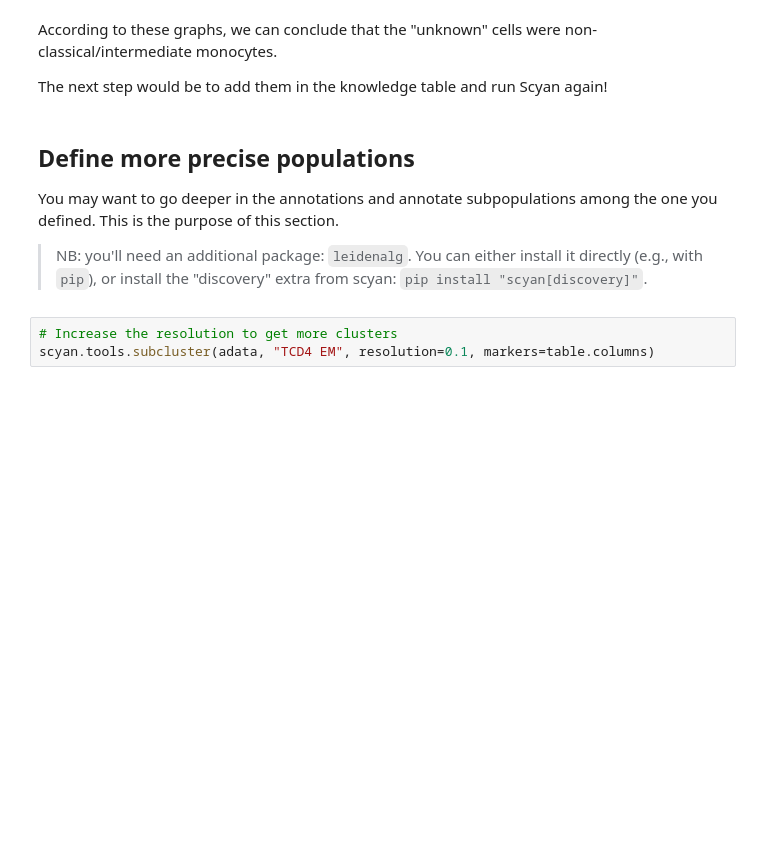
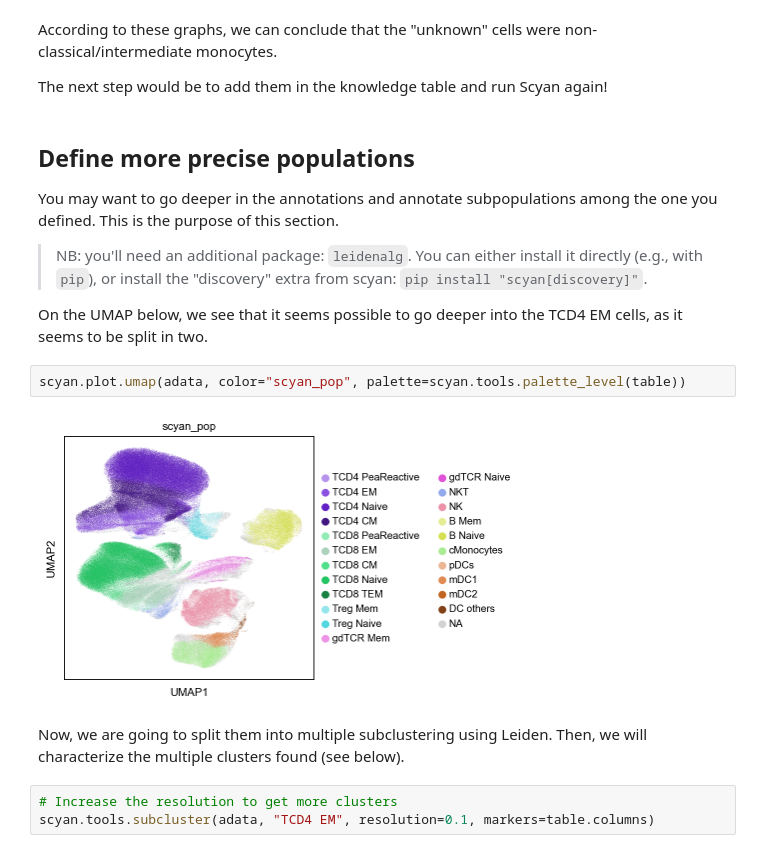
Before and after one commit to MICS-Lab/scyan, a Jupyter notebook: docs/tutorials/population_discovery.ipynb, the cells around one changed output. Saved outputs shown, nothing was run; the diff lists cells and outputs as text; blank space fills up the shorter version.

```diff
--- a/docs/tutorials/population_discovery.ipynb
+++ b/docs/tutorials/population_discovery.ipynb
@@ -109,6 +109,14 @@ The next step would be to add them in the knowledge table and run Scyan again!
 You may want to go deeper in the annotations and annotate subpopulations among the one you defined. This is the purpose of this section.
 
 > NB: you'll need an additional package: `leidenalg`. You can either install it directly (e.g., with `pip`), or install the "discovery" extra from scyan: `pip install "scyan[discovery]"`.
+
+On the UMAP below, we see that it seems possible to go deeper into the TCD4 EM cells, as it seems to be split in two.
+# %%
+scyan.plot.umap(adata, color="scyan_pop", palette=scyan.tools.palette_level(table))
+# %% [output]
+[figure, added]
+# %% [markdown]
+Now, we are going to split them into multiple subclustering using Leiden. Then, we will characterize the multiple clusters found (see below).
 # %%
 # Increase the resolution to get more clusters
 scyan.tools.subcluster(adata, "TCD4 EM", resolution=0.1, markers=table.columns)
```
Also changed, not shown: parts of 2 cells of this notebook, 5 other files.
